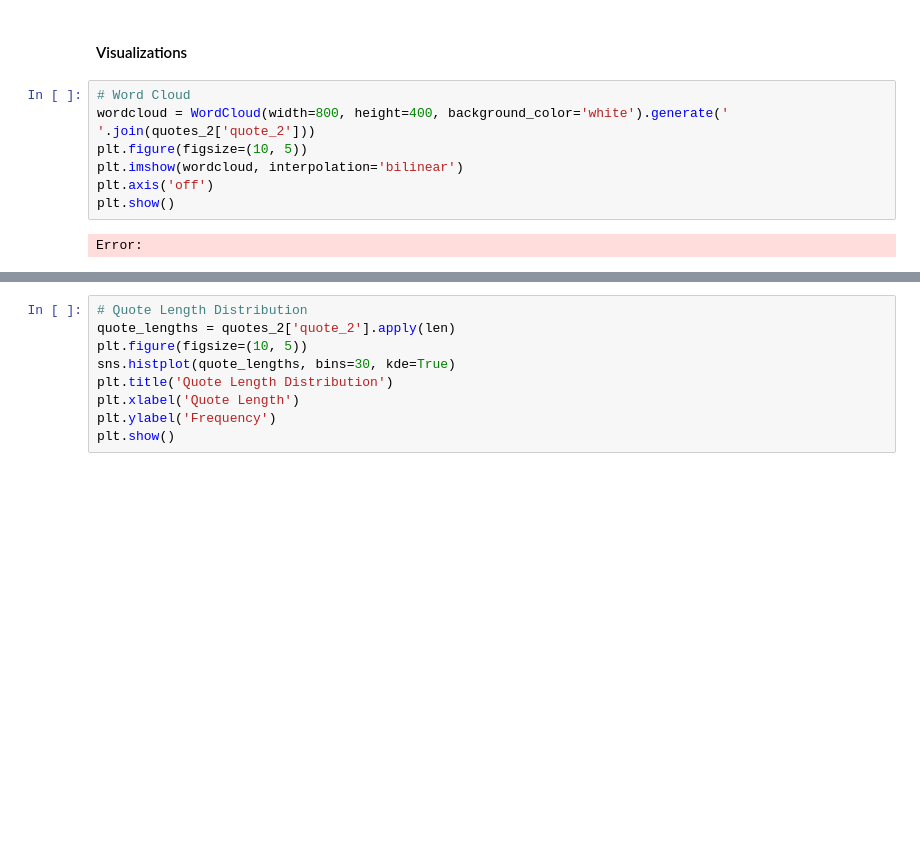
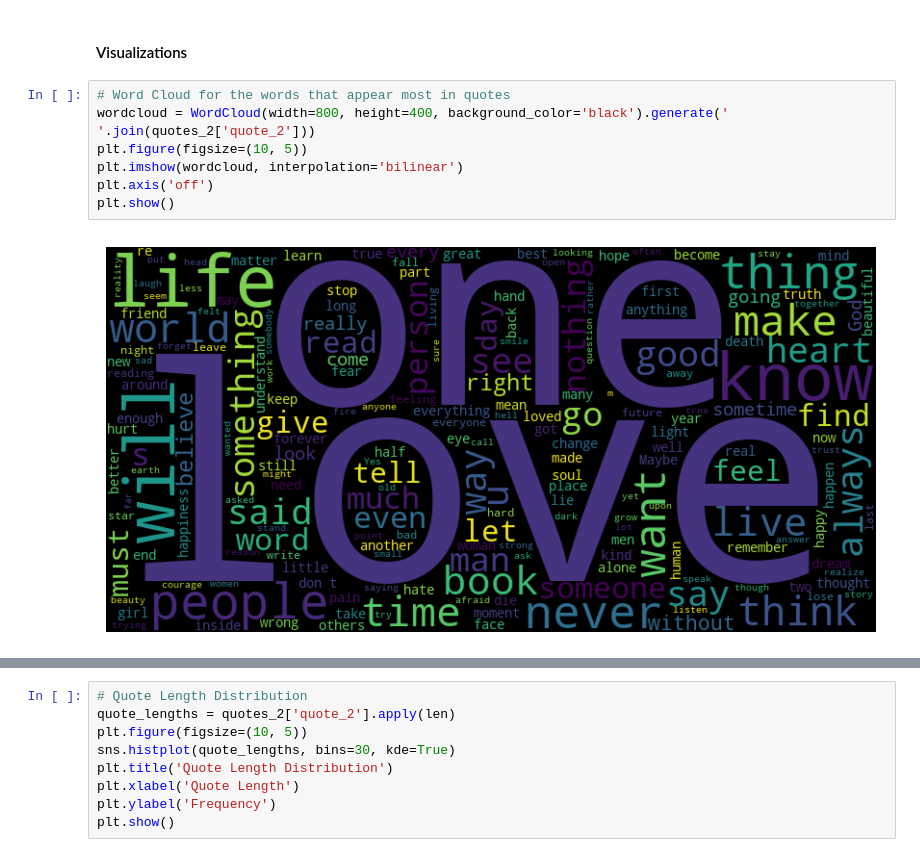
Before and after one commit to I-Macharia/Everyday_Quotes, a Jupyter notebook: Quotes.ipynb, the cells around one changed output, grey strips where cells are left out. Drawn from its saved outputs; the diff is of its cells as text; blank space fills up the shorter version.

Commit message:
update to visuals

```diff
--- a/Quotes.ipynb
+++ b/Quotes.ipynb
@@ -154,11 +217,11 @@ Error:
 # %% [markdown]
 #### Visualizations
 # %%
-# Word Cloud
-wordcloud = WordCloud(width=800, height=400, background_color='white').generate(' '.join(quotes_2['quote_2']))
+# Word Cloud for the words that appear most in quotes
+wordcloud = WordCloud(width=800, height=400, background_color='black').generate(' '.join(quotes_2['quote_2']))
 plt.figure(figsize=(10, 5))
 plt.imshow(wordcloud, interpolation='bilinear')
 plt.axis('off')
 plt.show()
 # %% [output]
-Error:
+[figure, added]
```
Also changed, not shown: parts of 19 cells of this notebook.
